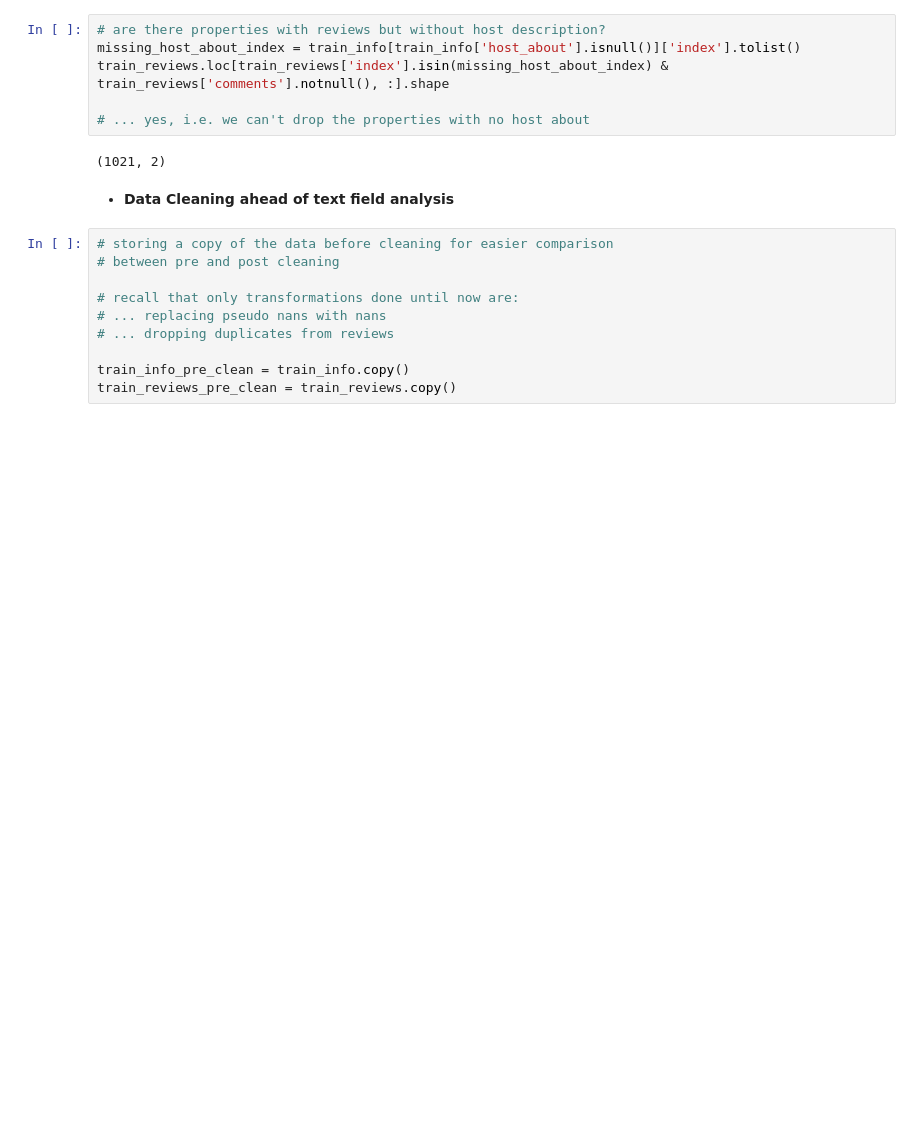
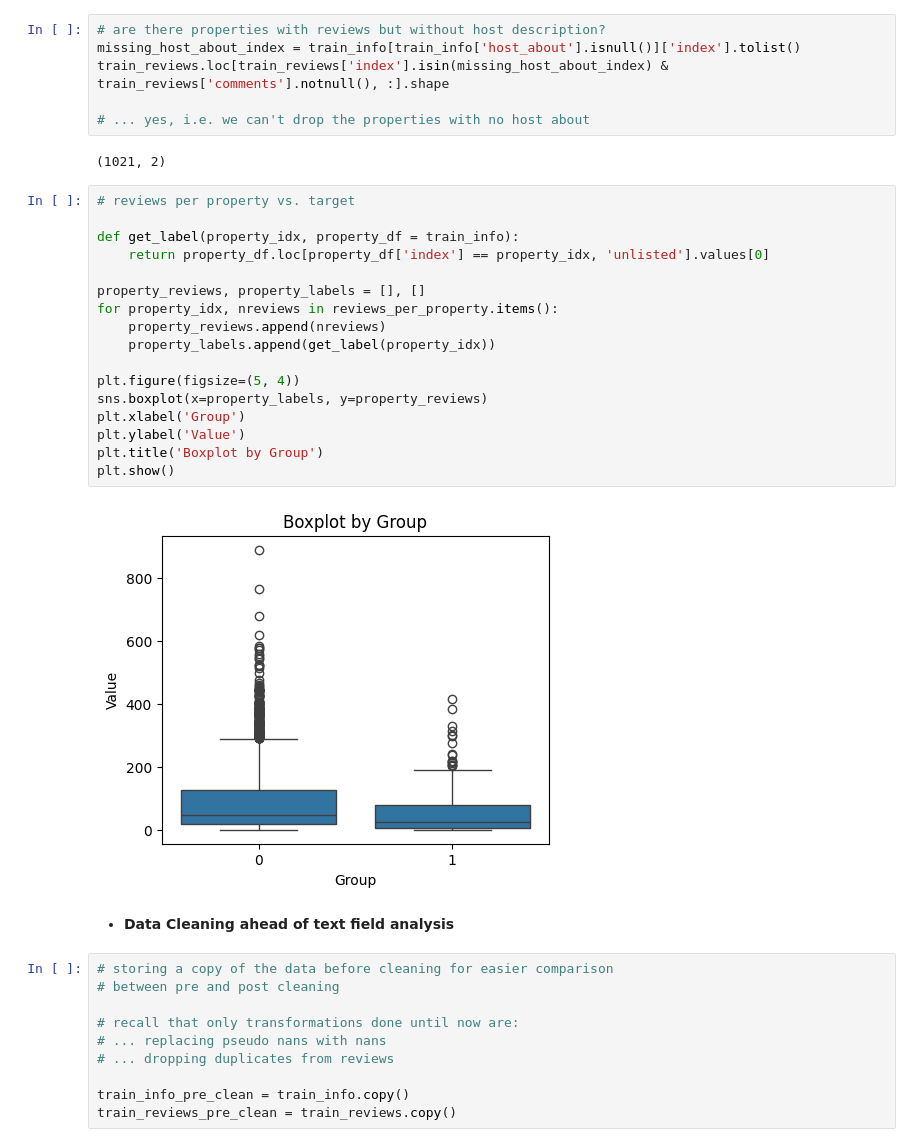
Before and after one commit to fmportela/text-mining-group-project-23-24, a Jupyter notebook: group3.ipynb, the cells around one changed output. Cells and saved outputs as stored; diff of their text form; blank space fills up the shorter version.

```diff
--- a/group3.ipynb
+++ b/group3.ipynb
@@ -351,6 +361,25 @@ train_reviews.loc[train_reviews['index'].isin(missing_host_about_index) & train_
 # ... yes, i.e. we can't drop the properties with no host about
 # %% [output]
 (1021, 2)
+# %%
+# reviews per property vs. target
+
+def get_label(property_idx, property_df = train_info):
+    return property_df.loc[property_df['index'] == property_idx, 'unlisted'].values[0]
+
+property_reviews, property_labels = [], []
+for property_idx, nreviews in reviews_per_property.items():
+    property_reviews.append(nreviews)
+    property_labels.append(get_label(property_idx))
+
+plt.figure(figsize=(5, 4))
+sns.boxplot(x=property_labels, y=property_reviews)
+plt.xlabel('Group')
+plt.ylabel('Value')
+plt.title('Boxplot by Group')
+plt.show()
+# %% [output]
+[figure, added]
 # %% [markdown]
 - **Data Cleaning ahead of text field analysis**
 # %%
```
Also changed, not shown: parts of 15 cells of this notebook, 2 other files.
